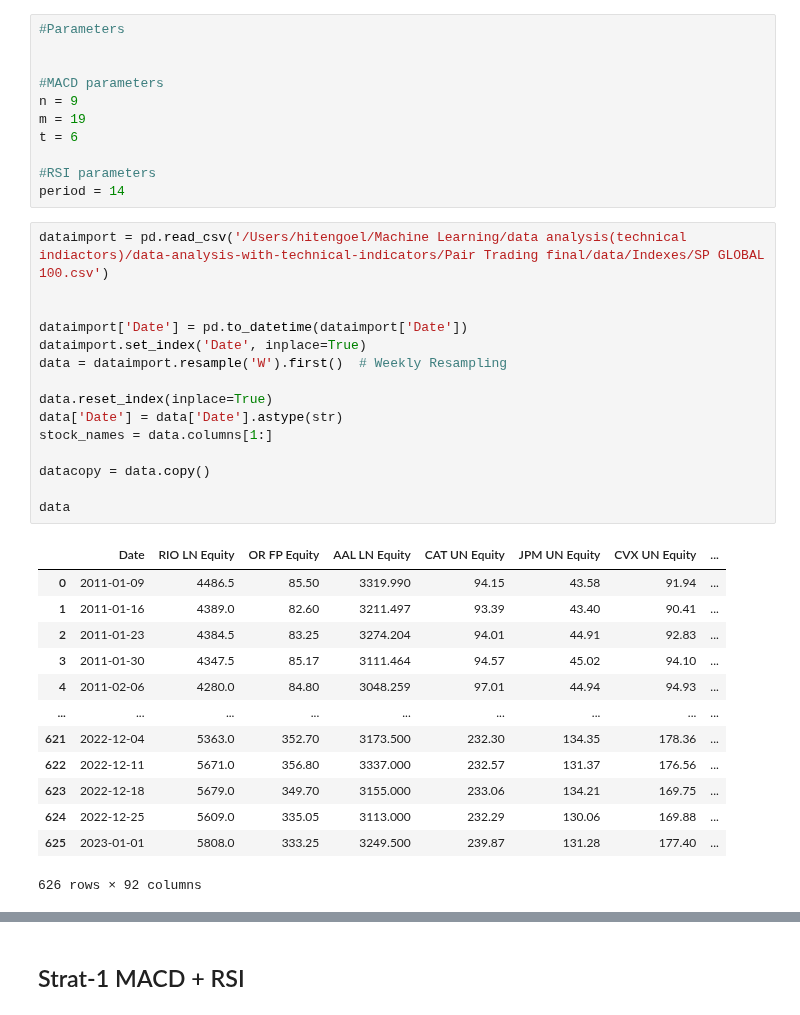
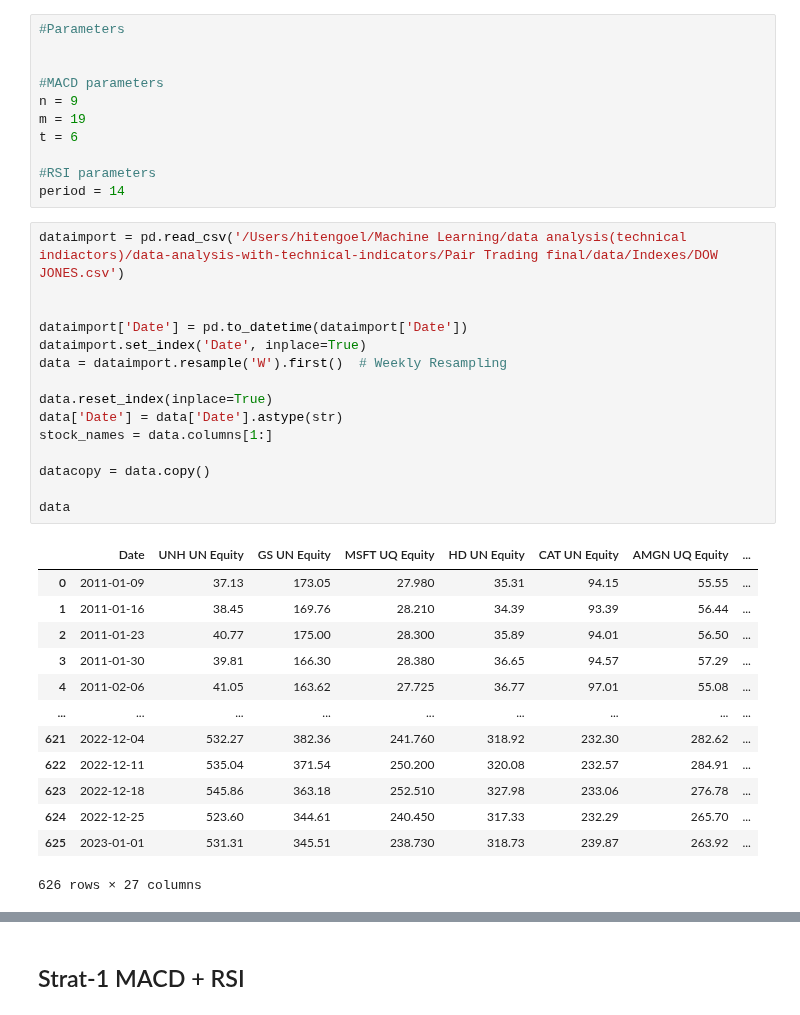
Before and after one commit to vedant2423/data-analysis-with-technical-indicators, a Jupyter notebook: Pair Trading final/notebooks/Without clustering/weekly_pair_trade.ipynb, the cells around one changed output, grey strips where cells are left out. Saved outputs shown, nothing was run; the diff lists cells and outputs as text.

```diff
--- a/Pair Trading final/notebooks/Without clustering/weekly_pair_trade.ipynb
+++ b/Pair Trading final/notebooks/Without clustering/weekly_pair_trade.ipynb
@@ -14,34 +14,34 @@ t = 6
 #RSI parameters
 period = 14
 # %%
-dataimport = pd.read_csv('/Users/hitengoel/Machine Learning/data analysis(technical indiactors)/data-analysis-with-technical-indicators/Pair Trading final/data/Indexes/SP GLOBAL 100.csv')
+dataimport = pd.read_csv('/Users/hitengoel/Machine Learning/data analysis(technical indiactors)/data-analysis-with-technical-indicators/Pair Trading final/data/Indexes/DOW JONES.csv')
 
 
 dataimport['Date'] = pd.to_datetime(dataimport['Date'])
 dataimport.set_index('Date', inplace=True)
 data = dataimport.resample('W').first()  # Weekly Resampling
 
 data.reset_index(inplace=True)
 data['Date'] = data['Date'].astype(str)
 stock_names = data.columns[1:]
 
 datacopy = data.copy()
 
 data
 # %% [output]
-|  | Date | RIO LN Equity | OR FP Equity | AAL LN Equity | CAT UN Equity | JPM UN Equity | CVX UN Equity | ... |
-| 0 | 2011-01-09 | 4486.5 | 85.50 | 3319.990 | 94.15 | 43.58 | 91.94 | ... |
-| 1 | 2011-01-16 | 4389.0 | 82.60 | 3211.497 | 93.39 | 43.40 | 90.41 | ... |
-| 2 | 2011-01-23 | 4384.5 | 83.25 | 3274.204 | 94.01 | 44.91 | 92.83 | ... |
-| 3 | 2011-01-30 | 4347.5 | 85.17 | 3111.464 | 94.57 | 45.02 | 94.10 | ... |
-| 4 | 2011-02-06 | 4280.0 | 84.80 | 3048.259 | 97.01 | 44.94 | 94.93 | ... |
+|  | Date | UNH UN Equity | GS UN Equity | MSFT UQ Equity | HD UN Equity | CAT UN Equity | AMGN UQ Equity | ... |
+| 0 | 2011-01-09 | 37.13 | 173.05 | 27.980 | 35.31 | 94.15 | 55.55 | ... |
+| 1 | 2011-01-16 | 38.45 | 169.76 | 28.210 | 34.39 | 93.39 | 56.44 | ... |
+| 2 | 2011-01-23 | 40.77 | 175.00 | 28.300 | 35.89 | 94.01 | 56.50 | ... |
+| 3 | 2011-01-30 | 39.81 | 166.30 | 28.380 | 36.65 | 94.57 | 57.29 | ... |
+| 4 | 2011-02-06 | 41.05 | 163.62 | 27.725 | 36.77 | 97.01 | 55.08 | ... |
 | ... | ... | ... | ... | ... | ... | ... | ... | ... |
-| 621 | 2022-12-04 | 5363.0 | 352.70 | 3173.500 | 232.30 | 134.35 | 178.36 | ... |
-| 622 | 2022-12-11 | 5671.0 | 356.80 | 3337.000 | 232.57 | 131.37 | 176.56 | ... |
-| 623 | 2022-12-18 | 5679.0 | 349.70 | 3155.000 | 233.06 | 134.21 | 169.75 | ... |
-| 624 | 2022-12-25 | 5609.0 | 335.05 | 3113.000 | 232.29 | 130.06 | 169.88 | ... |
-| 625 | 2023-01-01 | 5808.0 | 333.25 | 3249.500 | 239.87 | 131.28 | 177.40 | ... |
+| 621 | 2022-12-04 | 532.27 | 382.36 | 241.760 | 318.92 | 232.30 | 282.62 | ... |
+| 622 | 2022-12-11 | 535.04 | 371.54 | 250.200 | 320.08 | 232.57 | 284.91 | ... |
+| 623 | 2022-12-18 | 545.86 | 363.18 | 252.510 | 327.98 | 233.06 | 276.78 | ... |
+| 624 | 2022-12-25 | 523.60 | 344.61 | 240.450 | 317.33 | 232.29 | 265.70 | ... |
+| 625 | 2023-01-01 | 531.31 | 345.51 | 238.730 | 318.73 | 239.87 | 263.92 | ... |
-626 rows × 92 columns
+626 rows × 27 columns
 # %%
 data.dtypes
 # %% [output]
```
Also changed, not shown: parts of 8 cells of this notebook, 51 other files.
